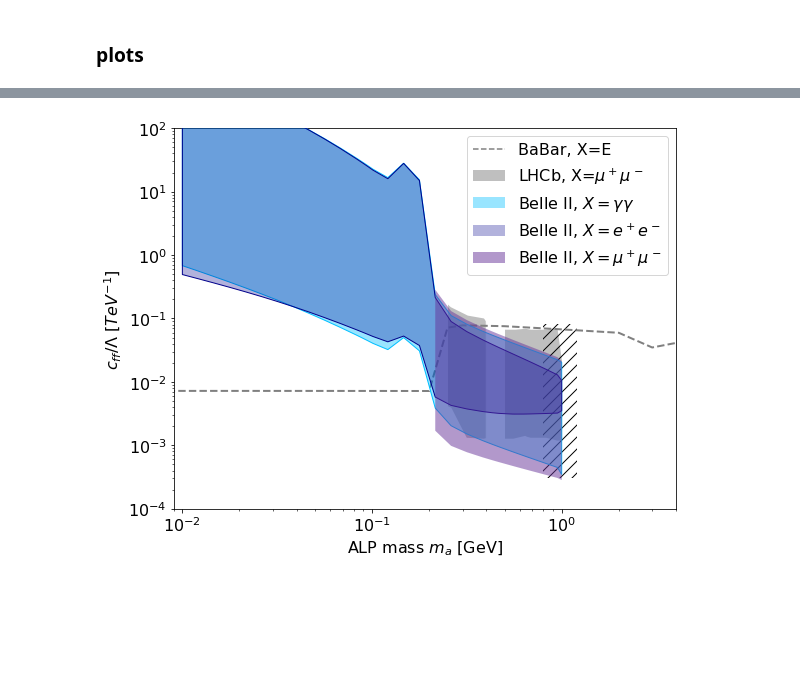
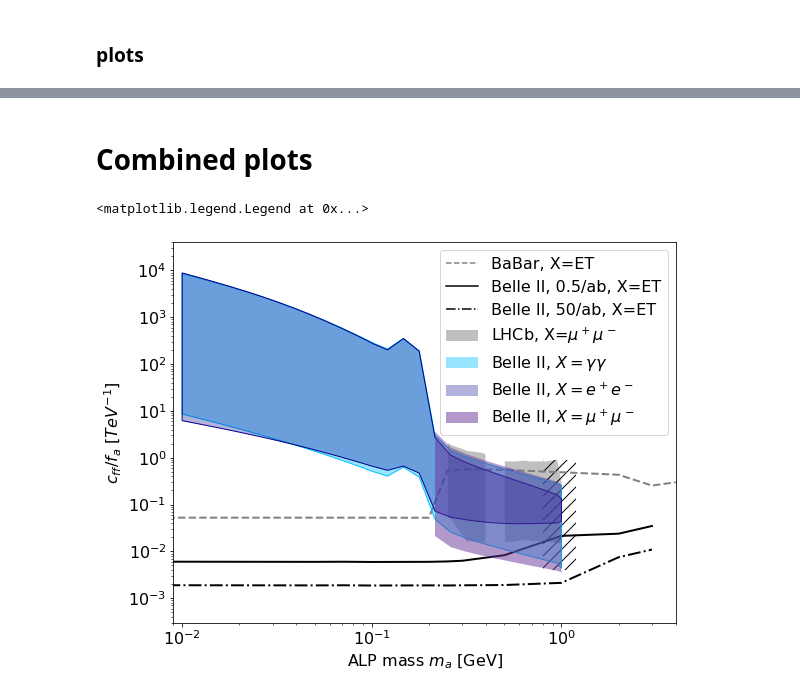
Before and after one commit to anasthesia/alps-BelleII, a Jupyter notebook: python/alps-visible-bounds.ipynb, the cells around one changed output, grey strips where cells are left out. Saved outputs shown, nothing was run; the diff lists cells and outputs as text; code cells hidden in the pictures; blank space fills up the shorter version.

```diff
--- a/python/alps-visible-bounds.ipynb
+++ b/python/alps-visible-bounds.ipynb
@@ -867,0 +899,15 @@ ax.legend(handles=handles)
+# %% [markdown]
+# Combined plots
+# %%
+# readArrayVisibleBoundBelleIIcffEqcWWEqcBB = np.load('output/visibleBoundBelleIIcffEqcWWEqcBB.npy')
+readArrayVisibleBoundBelleIIcff = np.load('output/visibleBoundBelleIIcff.npy')
+readArrayVisibleBoundBelleIIcWW = np.load('output/visibleBoundBelleIIcWW.npy')
+# %%
+BaBarBounds=genfromtxt('../ruth/BaBarBounds_readable.txt', delimiter='\t')
+BaBarBoundsOld=genfromtxt('../ruth/BaBarBounds_readable_old.txt', delimiter='\t')
+# %%
+BellIIInvBounds05ab=genfromtxt('../ruth/BelleIIInvBounds_readable_0.5ab.txt', delimiter='\t')
+BellIIInvBounds50ab=genfromtxt('../ruth/BelleIIInvBounds_readable_50ab.txt', delimiter='\t')
+# %%
+LHCbBoundscff=genfromtxt('output/LHCb_cff.dat', delimiter='\t')
+LHCbBoundscWW=genfromtxt('output/LHCb_cWW.dat', delimiter='\t')
@@ -868,52 +925,61 @@ ax.legend(handles=handles)
 # %%
 fig, ax = plt.subplots(figsize=(9, 7))
 
-ax.plot(BaBarBounds[:,0],BaBarBounds[:,2],c="grey", ls='--',lw=2)
+ax.plot(BaBarBounds[:,0],BaBarBounds[:,1],c="grey", ls='--',lw=2)
+ax.plot(BellIIInvBounds05ab[:,0],BellIIInvBounds05ab[:,1],c="black", ls='-',lw=2)
+ax.plot(BellIIInvBounds50ab[:,0],BellIIInvBounds50ab[:,1],c="black", ls='-.',lw=2)
 
-plotGen(LHCbBoundscff,"oppacpolygon","grey",0,0.5, label='LHCb, X=$\mu^+ \mu^-$')
+plotGen(fromLambdatof(LHCbBoundscff),"oppacpolygon","grey",0,0.5, label='LHCb, X=$\mu^+ \mu^-$')
 # plotGen(LHCbBounds,"nonfilledpolygon","grey",1)
 plotWhiteRegions(10**(2))
 
-plotGen(stackBounds(masslist,readArrayVisibleBoundBelleIIcff[:,5,0],\
-                    readArrayVisibleBoundBelleIIcff[:,5,1]),"oppacpolygon","deepskyblue",0,0.4,\
+plotGen(stackBounds(masslist,readArrayVisibleBoundBelleIIcff[:,5,0]*(4*np.pi),\
+                    readArrayVisibleBoundBelleIIcff[:,5,1]*(4*np.pi)),"oppacpolygon","deepskyblue",0,0.4,\
                     label='Belle II, $X=\gamma \gamma $',zorder=3)
-plotGen(stackBounds(masslist,readArrayVisibleBoundBelleIIcff[:,5,0],\
-                    readArrayVisibleBoundBelleIIcff[:,5,1]),"nonfilledpolygon","deepskyblue",1,zorder=3)
+plotGen(stackBounds(masslist,readArrayVisibleBoundBelleIIcff[:,5,0]*(4*np.pi),\
+                    readArrayVisibleBoundBelleIIcff[:,5,1]*(4*np.pi)),"nonfilledpolygon","deepskyblue",1,zorder=3)
 
-plotGen(stackBounds(masslist,readArrayVisibleBoundBelleIIcff[:,0,0],\
-                    readArrayVisibleBoundBelleIIcff[:,0,1]),"oppacpolygon","darkblue",0,0.3,\
+plotGen(stackBounds(masslist,readArrayVisibleBoundBelleIIcff[:,0,0]*(4*np.pi),\
+                    readArrayVisibleBoundBelleIIcff[:,0,1]*(4*np.pi)),"oppacpolygon","darkblue",0,0.3,\
                     label='Belle II, $X=e^+ e^-$',zorder=3)
-plotGen(stackBounds(masslist,readArrayVisibleBoundBelleIIcff[:,0,0],\
-                    readArrayVisibleBoundBelleIIcff[:,0,1]),"nonfilledpolygon","darkblue",1,zorder=3)
+plotGen(stackBounds(masslist,readArrayVisibleBoundBelleIIcff[:,0,0]*(4*np.pi),\
+                    readArrayVisibleBoundBelleIIcff[:,0,1]*(4*np.pi)),"nonfilledpolygon","darkblue",1,zorder=3)
 
-plotGen(stackBounds(masslist,readArrayVisibleBoundBelleIIcff[:,1,0],\
-                    readArrayVisibleBoundBelleIIcff[:,1,1]),"oppacpolygon","rebeccapurple",0,0.5,\
+plotGen(stackBounds(masslist,readArrayVisibleBoundBelleIIcff[:,1,0]*(4*np.pi),\
+                    readArrayVisibleBoundBelleIIcff[:,1,1]*(4*np.pi)),"oppacpolygon","rebeccapurple",0,0.5,\
                     label='Belle II, $X=\mu^+ \mu^-$',zorder=3)
 # plotGen(stackBounds(masslist,readArrayVisibleBoundBelleIIcff[:,1,0],\
 #                     readArrayVisibleBoundBelleIIcff[:,1,1]),"nonfilledpolygon","rebeccapurple",1)
 
-p = mpatches.Rectangle((0.8,3*10**-4), 0.4, 0.08, linewidth=0, fill=None, hatch='//')
+p = mpatches.Rectangle((0.8,4*10**-3), 0.4, 0.9, linewidth=0, fill=None, hatch='//')
 ax.add_patch(p)
 
 
 # ax.set_title('Projected bounds on $BR( B^+ \\rightarrow K^+ + X )$')
 
 ax.set_xlabel('ALP mass $m_a$ [GeV]')
-ax.set_ylabel('$c_{ff}/\Lambda\ [TeV^{-1}]$')
+ax.set_ylabel('$c_{ff}/f_a\ [TeV^{-1}]$')
 ax.set_xscale('log')
 ax.set_yscale('log')
 ax.set_xlim(9*10**-3, 4)
-ax.set_ylim(10**-4, 10**2)
+ax.set_ylim(3*10**-4, 4*10**4)
 
 handles, labels = ax.get_legend_handles_labels()
 babar= mlines.Line2D([], [], color='grey', linestyle='--',
-                          markersize=15, label='BaBar, X='+"E")
+                          markersize=15, label='BaBar, X='+"ET")
+belleIIInv= mlines.Line2D([], [], color='black', linestyle='-',
+                          markersize=15, label='Belle II, 0.5/ab, X='+"ET")
+belleIIInv50= mlines.Line2D([], [], color='black', linestyle='-.',
+                          markersize=15, label='Belle II, 50/ab, X='+"ET")
+handles.insert(0, belleIIInv50)
+handles.insert(0, belleIIInv)
 handles.insert(0, babar)
 
-ax.legend(handles=handles)
+ax.legend(handles=handles, loc='upper right')
 
 
 
-plt.savefig('plots/BoundBelleII-cff-projections.png', dpi=300, bbox_inches='tight')
+#plt.savefig('plots/Bounds-projections-cff-50ab.png', dpi=300, bbox_inches='tight')
 # %% [output]
+<matplotlib.legend.Legend at 0x...>
-[figure, old version]
+[figure, new version]
```
Also changed, not shown: parts of 40 cells of this notebook, 7 other files.
